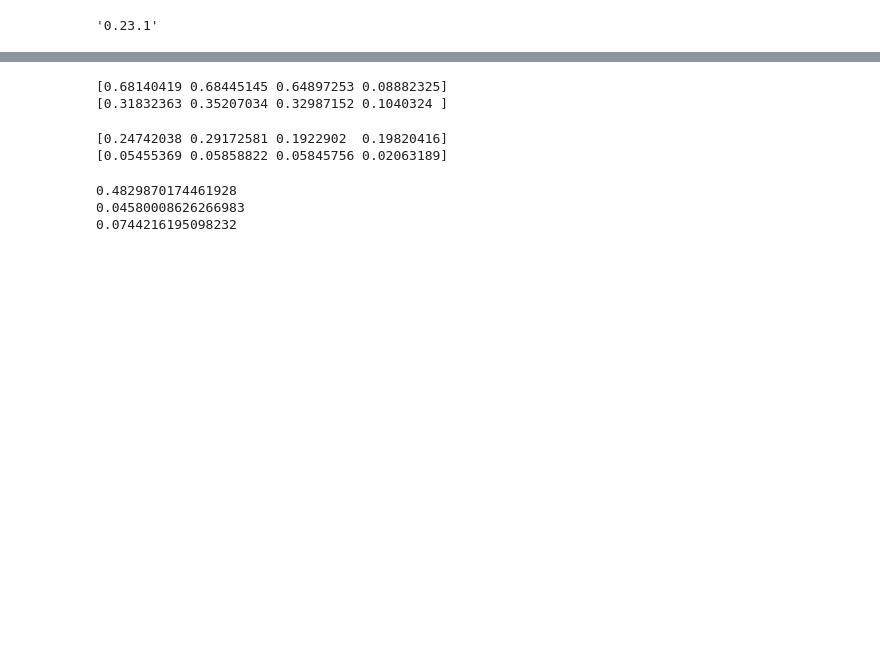
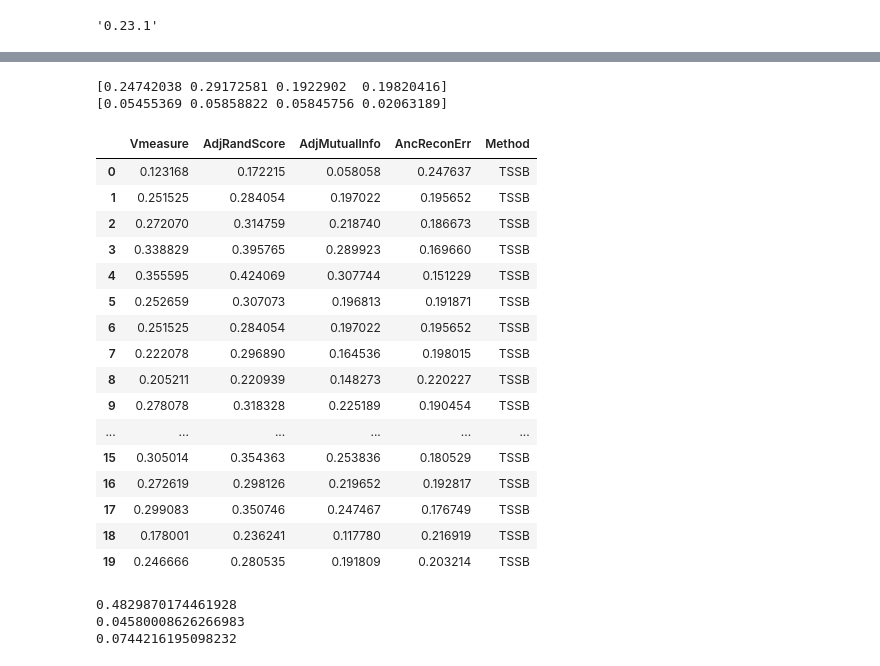
Before and after one commit to junseonghwan/PhylExAnalysis, a Jupyter notebook: notebook/HGSOC/OV2295_SS3_Evaluation.ipynb, the cells around one changed output, grey strips where cells are left out. Drawn from its saved outputs; the diff is of its cells as text; code cells hidden in the pictures; blank space fills up the shorter version.

```diff
--- a/notebook/HGSOC/OV2295_SS3_Evaluation.ipynb
+++ b/notebook/HGSOC/OV2295_SS3_Evaluation.ipynb
@@ -40,10 +38,9 @@ A0 = A[valid_idx]
 # %%
-# Our method.
-rep_count = 20
+# TSSB.
 metrics = np.zeros([rep_count, 4])
 for rep in range(rep_count):
-#    rep_path = os.path.join(data_path, "phylex_1_02_05", "phylex", "chain" + str(rep))
-    rep_path = os.path.join(data_path, "phylex", "rep" + str(rep))
+    #rep_path = "/Users/seonghwanjun/data/cell-line/bulk/OV2295/genotype/bulk_only/rep" + str(rep)
+    rep_path = os.path.join(data_path, "tssb_2_05_05", "tssb", "chain" + str(rep))
     predicted = pd.read_csv(rep_path + "/joint/tree0/cluster_labels.tsv", header=None, sep="\t", names=["ID", "CloneName"])
     tbl_join = predicted.join(gt, lsuffix='_caller', rsuffix='_other')
     ret = tbl_join[tbl_join["CloneName_other"].isnull() == False]
@@ -61,33 +58,30 @@ for rep in range(rep_count):
 print(metrics.mean(0))
 print(metrics.std(0))
 # %% [output]
-[0.68140419 0.68445145 0.64897253 0.08882325]
-[0.31832363 0.35207034 0.32987152 0.1040324 ]
+[0.24742038 0.29172581 0.1922902  0.19820416]
+[0.05455369 0.05858822 0.05845756 0.02063189]
-# %%
-# PhyloSub.
-metrics = np.zeros([rep_count, 4])
-for rep in range(rep_count):
-    #rep_path = "/Users/seonghwanjun/data/cell-line/bulk/OV2295/genotype/bulk_only/rep" + str(rep)
-    rep_path = os.path.join(data_path, "tssb_2_05_05", "tssb", "chain" + str(rep))
-    predicted = pd.read_csv(rep_path + "/joint/tree0/cluster_labels.tsv", header=None, sep="\t", names=["ID", "CloneName"])
-    tbl_join = predicted.join(gt, lsuffix='_caller', rsuffix='_other')
-    ret = tbl_join[tbl_join["CloneName_other"].isnull() == False]
-    ret_valid = tbl_join[tbl_join["CloneName_other"].isin(valid_clone_names)]
-
-    ancestral_matrix = pd.read_csv(rep_path + "/joint/tree0/ancestral_matrix.csv", header=None)
-    ancestral_matrix = np.asarray(ancestral_matrix)
-    ancestral_matrix_0 = ancestral_matrix[valid_idx]
-    metrics[rep,0] = v_measure_score(ret_valid["CloneName_other"], ret_valid["CloneName_caller"])
-    metrics[rep,1] = adjusted_rand_score(ret_valid["CloneName_other"], ret_valid["CloneName_caller"])
-    metrics[rep,2] = adjusted_mutual_info_score(ret_valid["CloneName_other"], ret_valid["CloneName_caller"])
-    metrics[rep,3] = np.mean(np.abs(ancestral_matrix_0 - A0))
-
-# V-measure, adjusted rand score, adjusted mutual info, ancestral metric.
-print(metrics.mean(0))
-print(metrics.std(0))
-# %% [output]
-[0.24742038 0.29172581 0.1922902  0.19820416]
-[0.05455369 0.05858822 0.05845756 0.02063189]
+# %%
+results_tssb = pd.DataFrame(metrics, columns = ["Vmeasure", "AdjRandScore", "AdjMutualInfo", "AncReconErr"])
+results_tssb["Method"] = "TSSB"
+results_tssb
+# %% [output]
+|  | Vmeasure | AdjRandScore | AdjMutualInfo | AncReconErr | Method |
+| 0 | 0.123168 | 0.172215 | 0.058058 | 0.247637 | TSSB |
+| 1 | 0.251525 | 0.284054 | 0.197022 | 0.195652 | TSSB |
+| 2 | 0.272070 | 0.314759 | 0.218740 | 0.186673 | TSSB |
+| 3 | 0.338829 | 0.395765 | 0.289923 | 0.169660 | TSSB |
+| 4 | 0.355595 | 0.424069 | 0.307744 | 0.151229 | TSSB |
+| 5 | 0.252659 | 0.307073 | 0.196813 | 0.191871 | TSSB |
+| 6 | 0.251525 | 0.284054 | 0.197022 | 0.195652 | TSSB |
+| 7 | 0.222078 | 0.296890 | 0.164536 | 0.198015 | TSSB |
+| 8 | 0.205211 | 0.220939 | 0.148273 | 0.220227 | TSSB |
+| 9 | 0.278078 | 0.318328 | 0.225189 | 0.190454 | TSSB |
+| ... | ... | ... | ... | ... | ... |
+| 15 | 0.305014 | 0.354363 | 0.253836 | 0.180529 | TSSB |
+| 16 | 0.272619 | 0.298126 | 0.219652 | 0.192817 | TSSB |
+| 17 | 0.299083 | 0.350746 | 0.247467 | 0.176749 | TSSB |
+| 18 | 0.178001 | 0.236241 | 0.117780 | 0.216919 | TSSB |
+| 19 | 0.246666 | 0.280535 | 0.191809 | 0.203214 | TSSB |
 # %%
 # ddClone
 pred_path = os.path.join(data_path, "ddClone")
```
Also changed, not shown: parts of 9 cells of this notebook, 36 other files.
